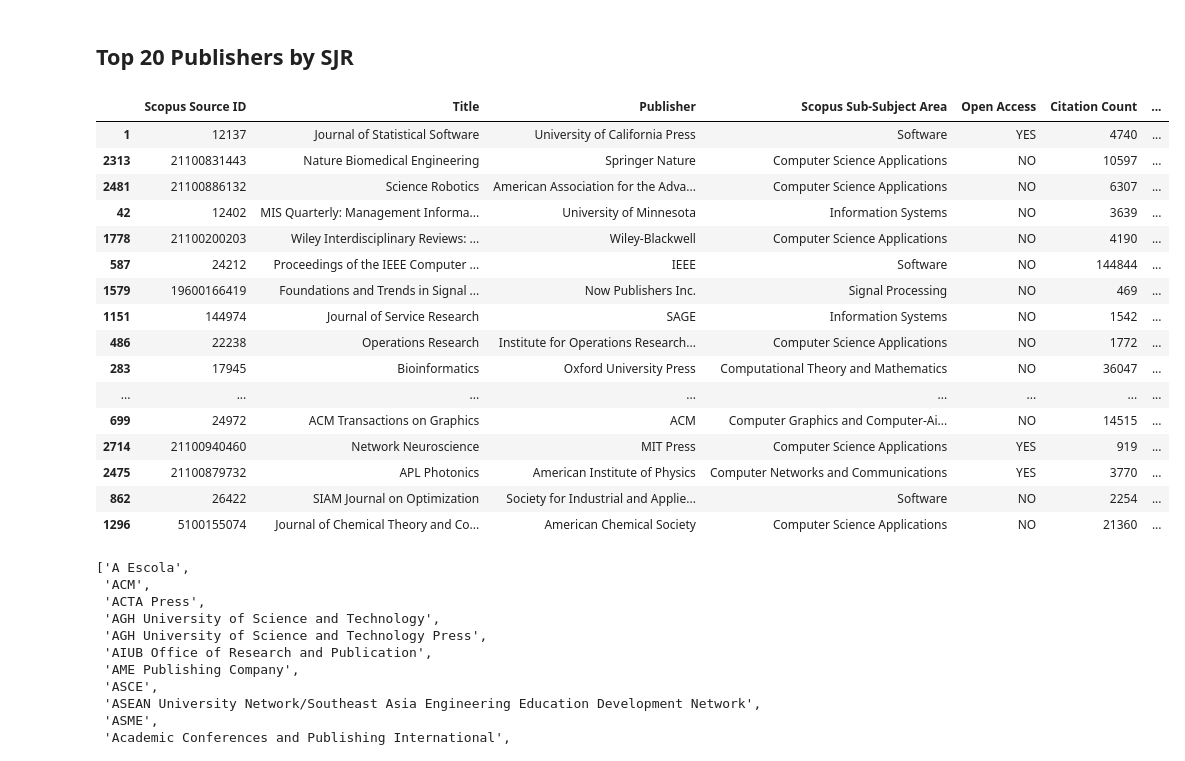
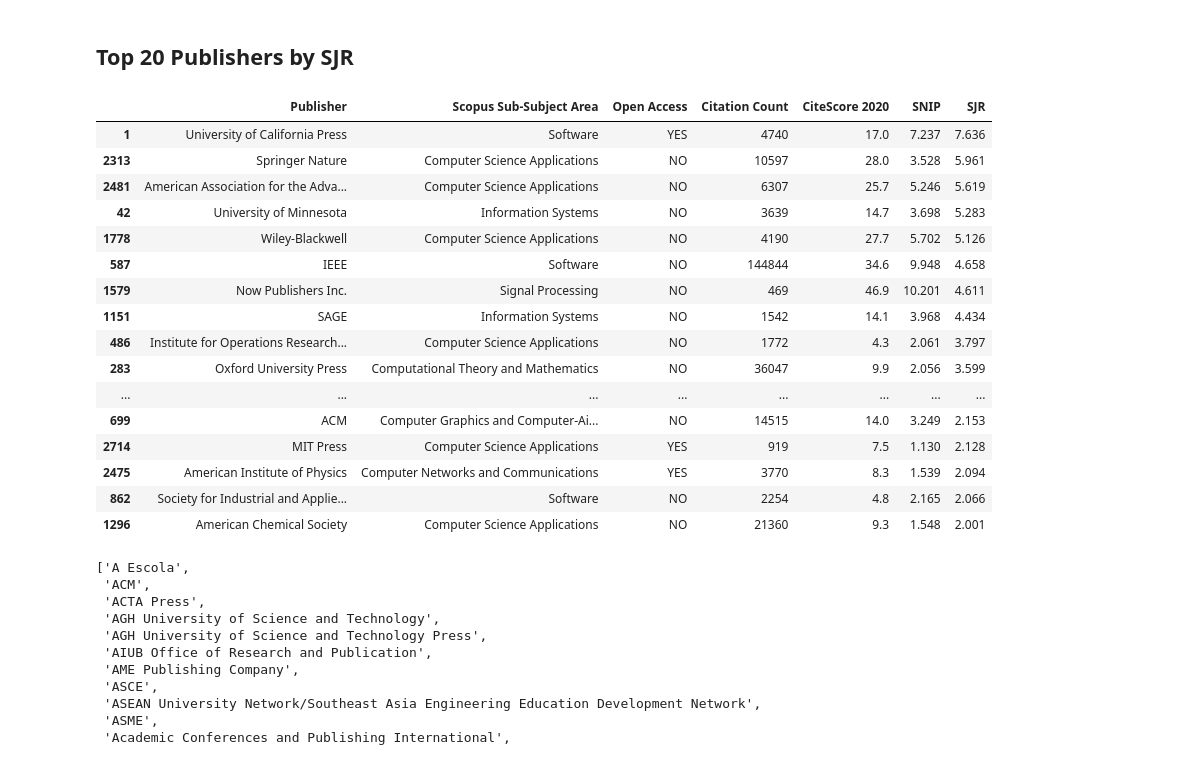
Before and after one commit to kyleiwaniec/neuro-symbolic-ai-systematic-review, a Jupyter notebook: filterd-search-results.ipynb, the cells around one changed output. Drawn from its saved outputs; the diff is of its cells as text; code cells hidden in the pictures.

```diff
--- a/filterd-search-results.ipynb
+++ b/filterd-search-results.ipynb
@@ -14,6 +14,5 @@ Index(['Scopus Source ID', 'Title', 'Citation Count', 'Scholarly Output',
        'Print ISSN', 'E-ISSN'],
       dtype='object')
 # %%
-narrowListDF=listdf[['Scopus Source ID', 'Title', 'Publisher', 'Scopus Sub-Subject Area', 'Open Access', 'Citation Count',
-       'CiteScore 2020', 'SNIP', 'SJR']]
+publishers=listdf[['Publisher', 'Scopus Sub-Subject Area', 'Open Access', 'Citation Count','CiteScore 2020', 'SNIP', 'SJR']]
 # %%
@@ -57,23 +56,23 @@ narrowListDF.loc[narrowListDF.groupby('Publisher')['CiteScore 2020'].idxmax(axis
 # %% [markdown]
 ## Top 20 Publishers by SJR
 # %%
-narrowListDF.loc[narrowListDF.groupby('Publisher')['SJR'].idxmax()].sort_values(by=['SJR'], ascending=False).head(20)
+publishers.loc[publishers.groupby('Publisher')['SJR'].idxmax()].sort_values(by=['SJR'], ascending=False).head(20)
 # %% [output]
-|  | Scopus Source ID | Title | Publisher | Scopus Sub-Subject Area | Open Access | Citation Count | ... |
-| 1 | 12137 | Journal of Statistical Software | University of California Press | Software | YES | 4740 | ... |
-| 2313 | 21100831443 | Nature Biomedical Engineering | Springer Nature | Computer Science Applications | NO | 10597 | ... |
-| 2481 | 21100886132 | Science Robotics | American Association for the Adva... | Computer Science Applications | NO | 6307 | ... |
-| 42 | 12402 | MIS Quarterly: Management Informa... | University of Minnesota | Information Systems | NO | 3639 | ... |
-| 1778 | 21100200203 | Wiley Interdisciplinary Reviews: ... | Wiley-Blackwell | Computer Science Applications | NO | 4190 | ... |
-| 587 | 24212 | Proceedings of the IEEE Computer ... | IEEE | Software | NO | 144844 | ... |
-| 1579 | 19600166419 | Foundations and Trends in Signal ... | Now Publishers Inc. | Signal Processing | NO | 469 | ... |
-| 1151 | 144974 | Journal of Service Research | SAGE | Information Systems | NO | 1542 | ... |
-| 486 | 22238 | Operations Research | Institute for Operations Research... | Computer Science Applications | NO | 1772 | ... |
-| 283 | 17945 | Bioinformatics | Oxford University Press | Computational Theory and Mathematics | NO | 36047 | ... |
+|  | Publisher | Scopus Sub-Subject Area | Open Access | Citation Count | CiteScore 2020 | SNIP | SJR |
+| 1 | University of California Press | Software | YES | 4740 | 17.0 | 7.237 | 7.636 |
+| 2313 | Springer Nature | Computer Science Applications | NO | 10597 | 28.0 | 3.528 | 5.961 |
+| 2481 | American Association for the Adva... | Computer Science Applications | NO | 6307 | 25.7 | 5.246 | 5.619 |
+| 42 | University of Minnesota | Information Systems | NO | 3639 | 14.7 | 3.698 | 5.283 |
+| 1778 | Wiley-Blackwell | Computer Science Applications | NO | 4190 | 27.7 | 5.702 | 5.126 |
+| 587 | IEEE | Software | NO | 144844 | 34.6 | 9.948 | 4.658 |
+| 1579 | Now Publishers Inc. | Signal Processing | NO | 469 | 46.9 | 10.201 | 4.611 |
+| 1151 | SAGE | Information Systems | NO | 1542 | 14.1 | 3.968 | 4.434 |
+| 486 | Institute for Operations Research... | Computer Science Applications | NO | 1772 | 4.3 | 2.061 | 3.797 |
+| 283 | Oxford University Press | Computational Theory and Mathematics | NO | 36047 | 9.9 | 2.056 | 3.599 |
 | ... | ... | ... | ... | ... | ... | ... | ... |
-| 699 | 24972 | ACM Transactions on Graphics | ACM | Computer Graphics and Computer-Ai... | NO | 14515 | ... |
-| 2714 | 21100940460 | Network Neuroscience | MIT Press | Computer Science Applications | YES | 919 | ... |
-| 2475 | 21100879732 | APL Photonics | American Institute of Physics | Computer Networks and Communications | YES | 3770 | ... |
-| 862 | 26422 | SIAM Journal on Optimization | Society for Industrial and Applie... | Software | NO | 2254 | ... |
-| 1296 | 5100155074 | Journal of Chemical Theory and Co... | American Chemical Society | Computer Science Applications | NO | 21360 | ... |
+| 699 | ACM | Computer Graphics and Computer-Ai... | NO | 14515 | 14.0 | 3.249 | 2.153 |
+| 2714 | MIT Press | Computer Science Applications | YES | 919 | 7.5 | 1.130 | 2.128 |
+| 2475 | American Institute of Physics | Computer Networks and Communications | YES | 3770 | 8.3 | 1.539 | 2.094 |
+| 862 | Society for Industrial and Applie... | Software | NO | 2254 | 4.8 | 2.165 | 2.066 |
+| 1296 | American Chemical Society | Computer Science Applications | NO | 21360 | 9.3 | 1.548 | 2.001 |
 # %%
```
Also changed, not shown: parts of 3 cells of this notebook.
